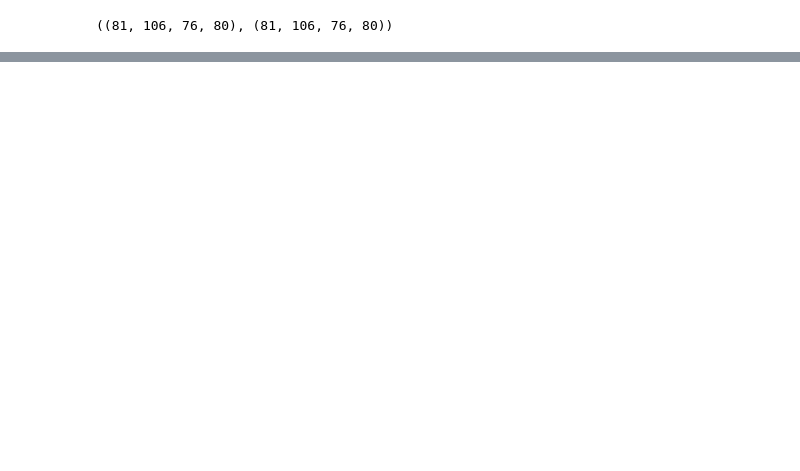
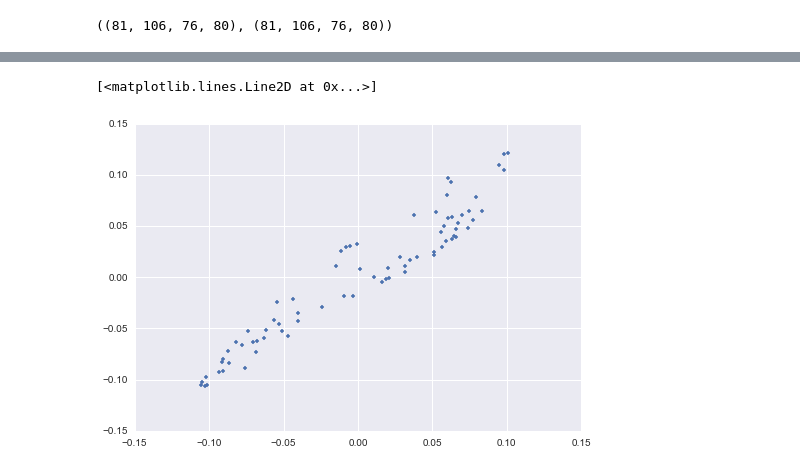
Before and after one commit to arokem/spat-cont, a Jupyter notebook: analysis.ipynb, the cells around one changed output, grey strips where cells are left out. Saved outputs shown, nothing was run; the diff lists cells and outputs as text; code cells hidden in the pictures; blank space fills up the shorter version.

```diff
--- a/analysis.ipynb
+++ b/analysis.ipynb
@@ -50 +51,4 @@ ERROR: No traceback has been produced, nothing to debug.
+# %%
+alpha = 0.0001
+l1_ratio = 0.8
 # %%
@@ -81,9 +111,7 @@ plt.scatter(y_hat[n_split:], new_sig[n_split:])
 # %%
 #beta_non, rnorm = opt.nnls(new_dm[:n_split], new_sig[:n_split])
-EN = ElasticNet(alpha=0.0001, l1_ratio=0.8, positive=True)
-
 #beta_non, rnorm = opt.nnls(new_dm[:n_split], new_sig[:n_split])
-
+EN = ElasticNet(alpha=alpha, l1_ratio=l1_ratio, positive=True)
 beta_non = EN.fit(new_dm[:n_split], new_sig[:n_split]).coef_
 # %%
 y_hat_non = np.dot(new_dm[:n_split], beta_non)
@@ -113,3 +155,8 @@ plt.plot([-0.5, 0.5], [-0.5, 0.5], 'k--')
+# %%
+plt.plot(y_hat_test[:n_split], y_hat_non_test[:n_split], '.')
+# %% [output]
+[<matplotlib.lines.Line2D at 0x...>]
+[figure, added]
 # %%
 (np.sqrt(np.mean( (y_hat_non_test[:n_split]- sig_test[:n_split]) ** 2))/
 np.sqrt(np.mean((sig_test[:n_split] - y_hat_test[:n_split])**2 )))
```
Also changed, not shown: parts of 22 cells of this notebook, 1 other file.
